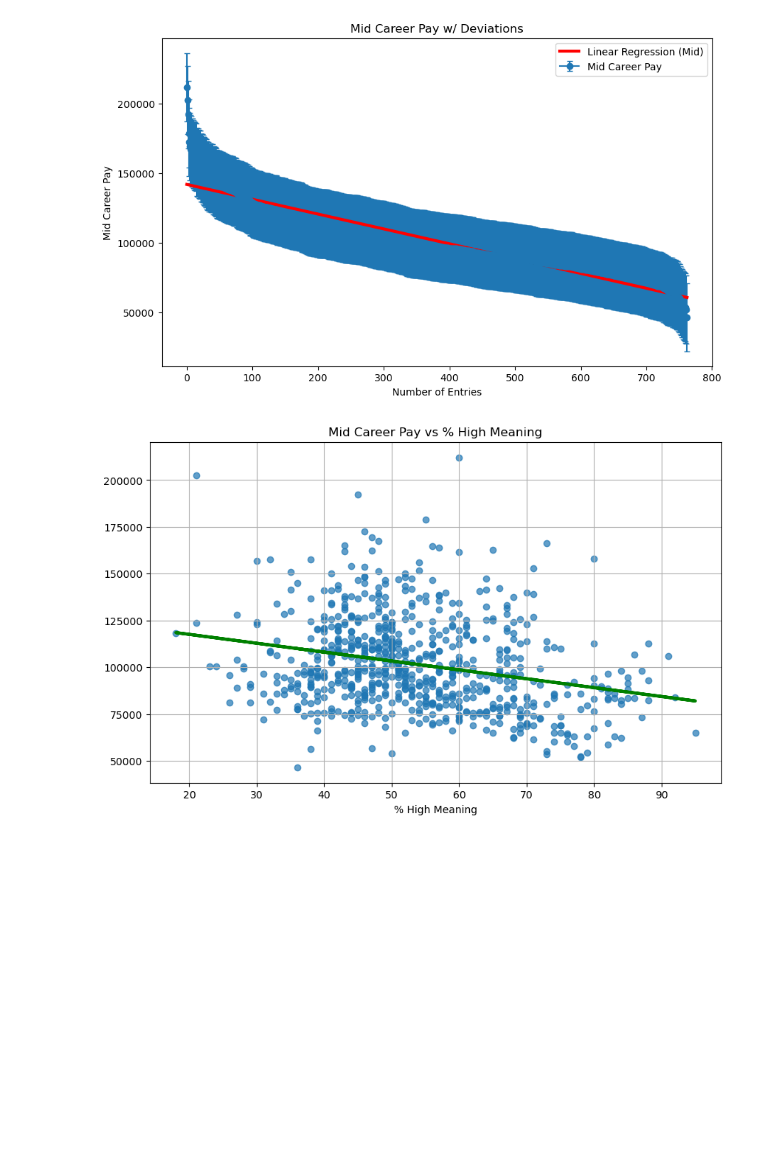
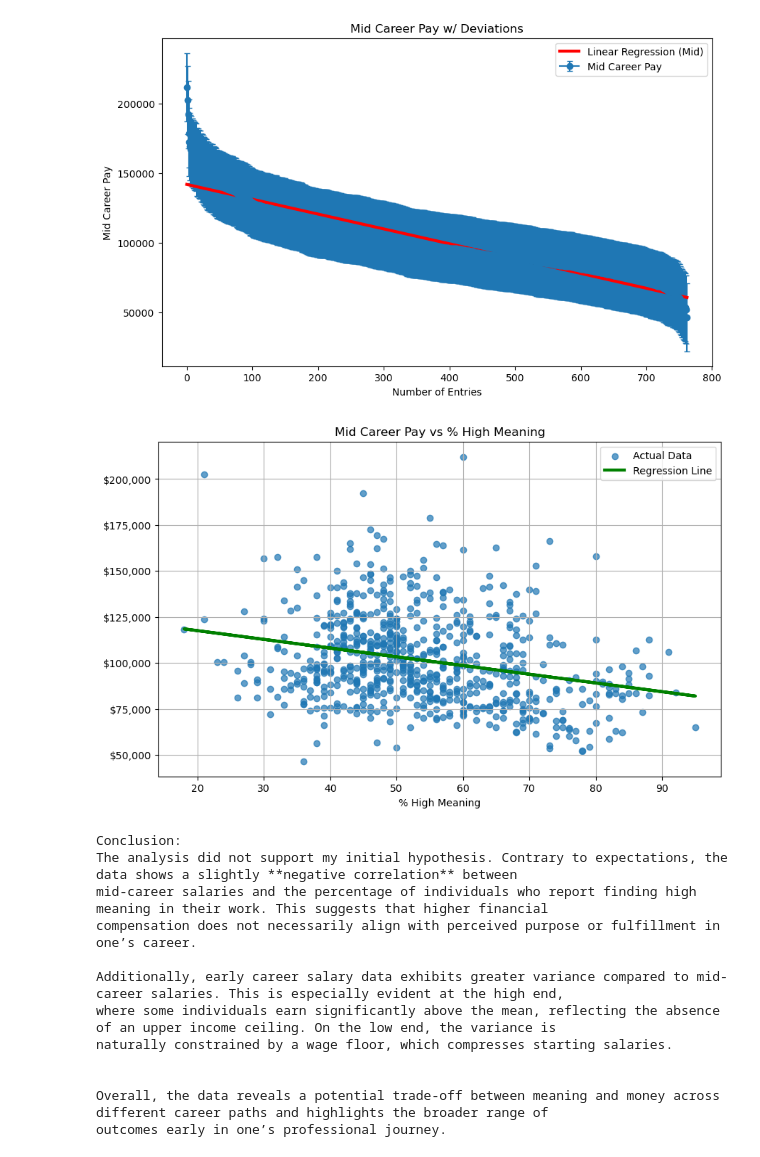
Before and after one commit to Gjerm0x/CollegeSalariesDA, a Jupyter notebook: collegesalaries.ipynb, the cells around one changed output. Saved outputs shown, nothing was run; the diff lists cells and outputs as text; code cells hidden in the pictures; blank space fills up the shorter version.

Commit message:
added hypothesis + conclusion

```diff
--- a/collegesalaries.ipynb
+++ b/collegesalaries.ipynb
@@ -1,8 +1,19 @@
 # %%
+hypothesis= """
+Hypothesis:
+I believe there is a positive correlation between higher-earning careers and the perceived meaningfulness of those careers.
+My reasoning is that people who are well-compensated are more likely to feel satisfied and, as a result, find greater meaning in their work.
+I expect the highest earners to primarily come from STEM or STEM-adjacent fields (e.g., Engineering, Computer Science, Economics),
+while lower earners will likely be concentrated in the humanities or creative arts.
+
+If this hypothesis is incorrect, it may suggest a trade-off between financial reward and perceived meaning in one’s career.
+"""
+print(hypothesis)
 import pandas as pd
 import math
 import matplotlib.pyplot as plt
 import numpy as np
+import matplotlib.ticker as mtick
 from sklearn.linear_model import LinearRegression
 
 file = pd.read_csv("final-post-college-salaries.csv")
@@ -44,6 +55,7 @@ def std_pay(early,mid):
     return std_early, std_mid
 
 avg_early,avg_mid = average_pay(early_set,mid_set)
+
 std_early,std_mid = std_pay(early_set,mid_set)
 
 #lin reg early career data setup
@@ -129,7 +141,23 @@ plt.scatter(X_meaning,y_mid_career,alpha=0.7,label='Actual Data')
 plt.plot(X_meaning,y_pred_meaning,color='green',linewidth=3,label='Regression Line')
 plt.xlabel('% High Meaning')
 plt.title('Mid Career Pay vs % High Meaning')
-plt.legend
+plt.legend()
 plt.grid(True)
+plt.gca().yaxis.set_major_formatter(mtick.StrMethodFormatter('${x:,.0f}'))
 plt.show()
+
+conclusion="""
+Conclusion:
+The analysis did not support my initial hypothesis. Contrary to expectations, the data shows a slightly **negative correlation** between
+mid-career salaries and the percentage of individuals who report finding high meaning in their work. This suggests that higher financial
+compensation does not necessarily align with perceived purpose or fulfillment in one’s career.
+
+Additionally, early career salary data exhibits greater variance compared to mid-career salaries. This is especially evident at the high end,
+where some individuals earn significantly above the mean, reflecting the absence of an upper income ceiling. On the low end, the variance is
+naturally constrained by a wage floor, which compresses starting salaries.\n
+
+Overall, the data reveals a potential trade-off between meaning and money across different career paths and highlights the broader range of
+outcomes early in one’s professional journey.
+"""
+print(conclusion)
 # %% [output]
@@ -149,7 +177,19 @@ plt.show()
 756                  Child & Family Studies           55300
 755                    Baking & Pastry Arts           56500
 754                       Outdoor Education           56900
 753  Early Childhood & Elementary Education           58000
 [figure]
 [figure]
-[figure, old version]
+[figure, new version]
+Conclusion:
+The analysis did not support my initial hypothesis. Contrary to expectations, the data shows a slightly **negative correlation** between
+mid-career salaries and the percentage of individuals who report finding high meaning in their work. This suggests that higher financial
+compensation does not necessarily align with perceived purpose or fulfillment in one’s career.
+
+Additionally, early career salary data exhibits greater variance compared to mid-career salaries. This is especially evident at the high end,
+where some individuals earn significantly above the mean, reflecting the absence of an upper income ceiling. On the low end, the variance is
+naturally constrained by a wage floor, which compresses starting salaries.
+
+
+Overall, the data reveals a potential trade-off between meaning and money across different career paths and highlights the broader range of
+outcomes early in one’s professional journey.
```
Also changed, not shown: parts of 1 cell of this notebook.
